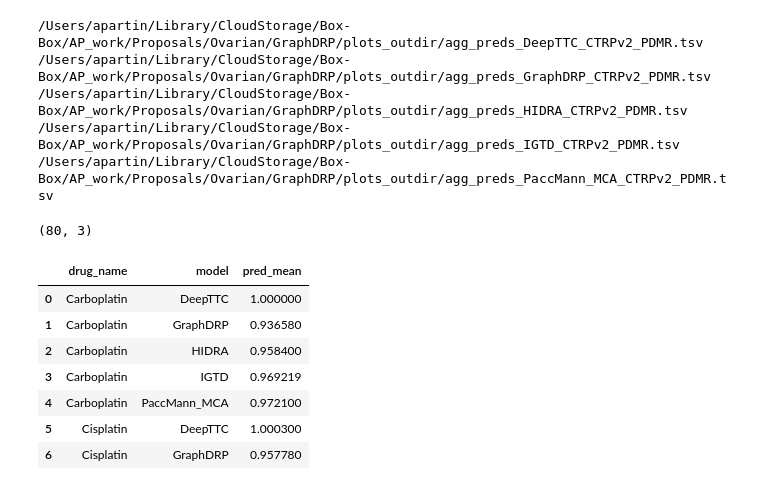
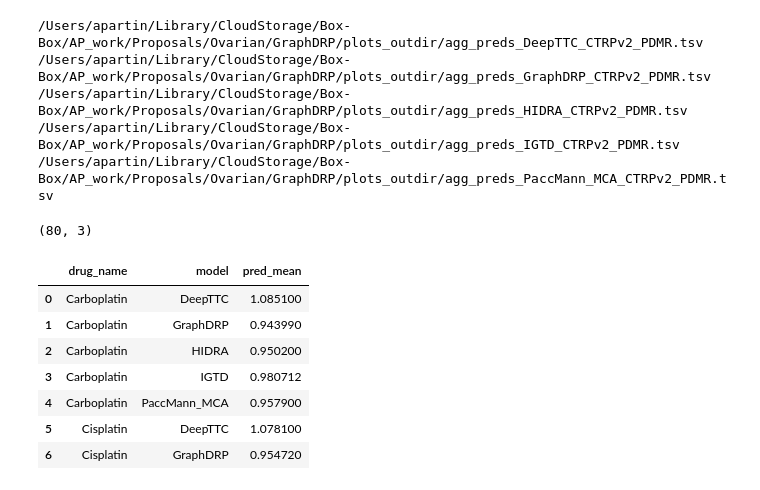
Before and after one commit to JDACS4C-IMPROVE/GraphDRP, a Jupyter notebook: ovarian_postprocess_agg_models.ipynb, the cells around one changed output. Drawn from its saved outputs; the diff is of its cells as text; code cells hidden in the pictures.

```diff
--- a/ovarian_postprocess_agg_models.ipynb
+++ b/ovarian_postprocess_agg_models.ipynb
@@ -50,21 +44,23 @@ aa.to_csv(plots_outdir / "agg_preds_all_models.tsv", sep="\t", index=False)
 /Users/apartin/Library/CloudStorage/Box-Box/AP_work/Proposals/Ovarian/GraphDRP/plots_outdir/agg_preds_IGTD_CTRPv2_PDMR.tsv
 /Users/apartin/Library/CloudStorage/Box-Box/AP_work/Proposals/Ovarian/GraphDRP/plots_outdir/agg_preds_PaccMann_MCA_CTRPv2_PDMR.tsv
 # %%
+pdo_name = '655913~031-T'
+pdo_name = '937885~149-R'
 # df = aa[aa[canc_col_name].isin(['655913~031-T'])].sort_values(['model', 'drug_name']).reset_index(drop=True)  # get specific pdo
-df = aa[aa[canc_col_name].isin(['655913~031-T'])].sort_values(['drug_name', 'model']).reset_index(drop=True)  # get specific pdo
+df = aa[aa[canc_col_name].isin([pdo_name])].sort_values(['drug_name', 'model']).reset_index(drop=True)  # get specific pdo
 # print(df.shape)
 # df[:10]
 df1 = df[["drug_name", "model", "pred_mean"]].reset_index(drop=True)   # cols subset
 print(df1.shape)
 df1.to_csv(plots_outdir / "pdo0_agg_preds_all_models.tsv", sep="\t", index=False)
 df1[:7]
 # %% [output]
 (80, 3)
 |  | drug_name | model | pred_mean |
-| 0 | Carboplatin | DeepTTC | 1.000000 |
-| 1 | Carboplatin | GraphDRP | 0.936580 |
-| 2 | Carboplatin | HIDRA | 0.958400 |
-| 3 | Carboplatin | IGTD | 0.969219 |
-| 4 | Carboplatin | PaccMann_MCA | 0.972100 |
-| 5 | Cisplatin | DeepTTC | 1.000300 |
-| 6 | Cisplatin | GraphDRP | 0.957780 |
+| 0 | Carboplatin | DeepTTC | 1.085100 |
+| 1 | Carboplatin | GraphDRP | 0.943990 |
+| 2 | Carboplatin | HIDRA | 0.950200 |
+| 3 | Carboplatin | IGTD | 0.980712 |
+| 4 | Carboplatin | PaccMann_MCA | 0.957900 |
+| 5 | Cisplatin | DeepTTC | 1.078100 |
+| 6 | Cisplatin | GraphDRP | 0.954720 |
```
Also changed, not shown: parts of 11 cells of this notebook, 3 other files.
